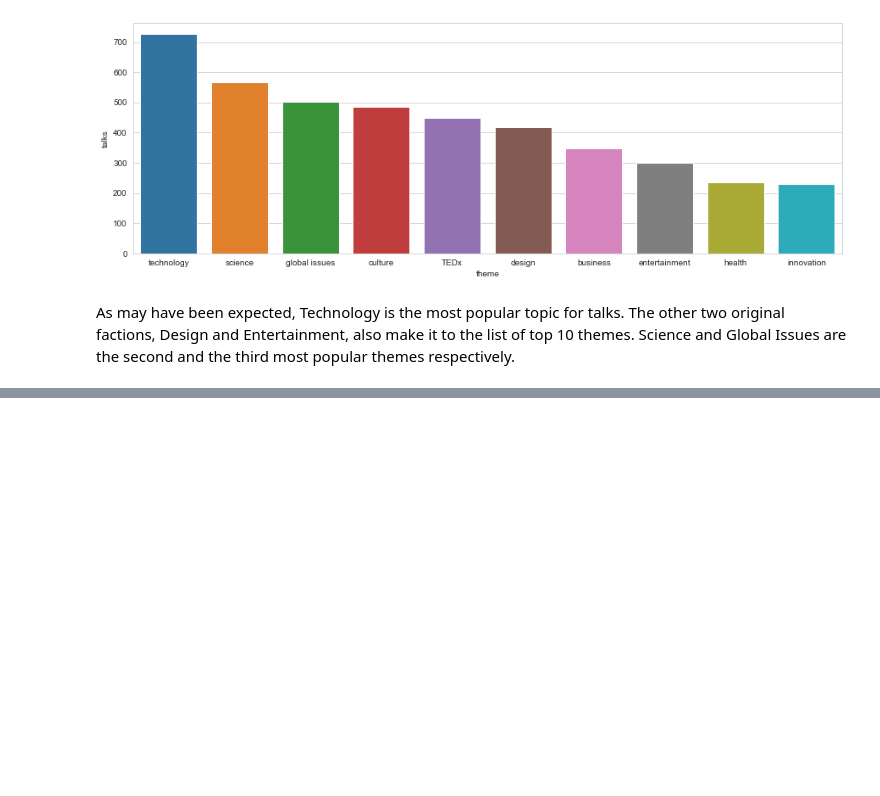
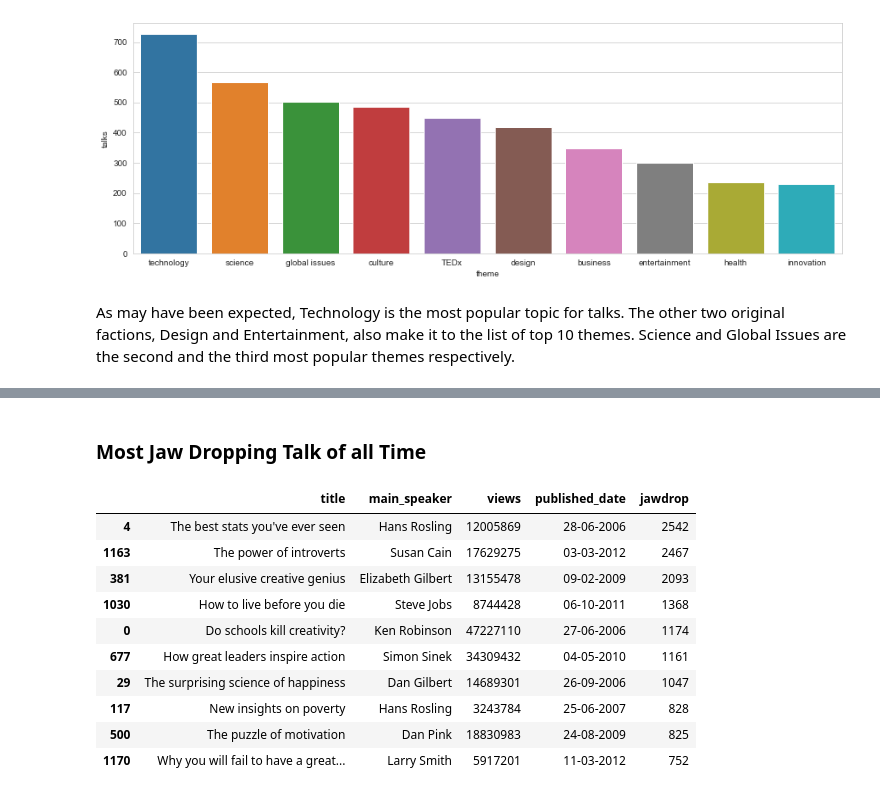
Before and after one commit to Twinklerastogi/Data-Analysis, a Jupyter notebook: TedTalks.ipynb, the cells around one changed output, grey strips where cells are left out. Cells and saved outputs as stored; diff of their text form; code cells hidden in the pictures; blank space fills up the shorter version.

```diff
--- a/TedTalks.ipynb
+++ b/TedTalks.ipynb
@@ -375,0 +445,16 @@ As may have been expected, Technology is the most popular topic for talks. The o
+# %% [markdown]
+### Most Jaw Dropping Talk of all Time
+# %%
+df[['title', 'main_speaker', 'views', 'published_date', 'jawdrop']].sort_values('jawdrop', ascending = False)[:10]
+# %% [output]
+|  | title | main_speaker | views | published_date | jawdrop |
+| 4 | The best stats you've ever seen | Hans Rosling | 12005869 | 28-06-2006 | 2542 |
+| 1163 | The power of introverts | Susan Cain | 17629275 | 03-03-2012 | 2467 |
+| 381 | Your elusive creative genius | Elizabeth Gilbert | 13155478 | 09-02-2009 | 2093 |
+| 1030 | How to live before you die | Steve Jobs | 8744428 | 06-10-2011 | 1368 |
+| 0 | Do schools kill creativity? | Ken Robinson | 47227110 | 27-06-2006 | 1174 |
+| 677 | How great leaders inspire action | Simon Sinek | 34309432 | 04-05-2010 | 1161 |
+| 29 | The surprising science of happiness | Dan Gilbert | 14689301 | 26-09-2006 | 1047 |
+| 117 | New insights on poverty | Hans Rosling | 3243784 | 25-06-2007 | 828 |
+| 500 | The puzzle of motivation | Dan Pink | 18830983 | 24-08-2009 | 825 |
+| 1170 | Why you will fail to have a great... | Larry Smith | 5917201 | 11-03-2012 | 752 |
```
Also changed, not shown: parts of 13 cells of this notebook, 2 other files.
